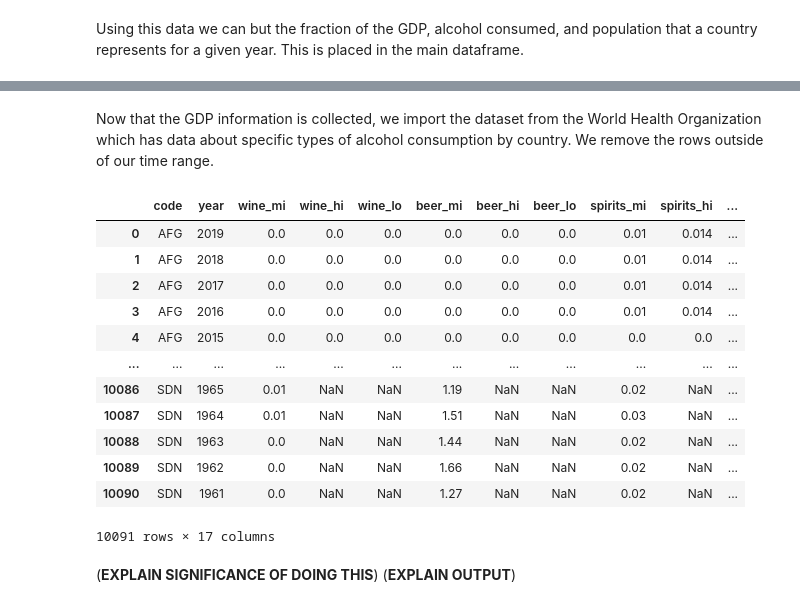
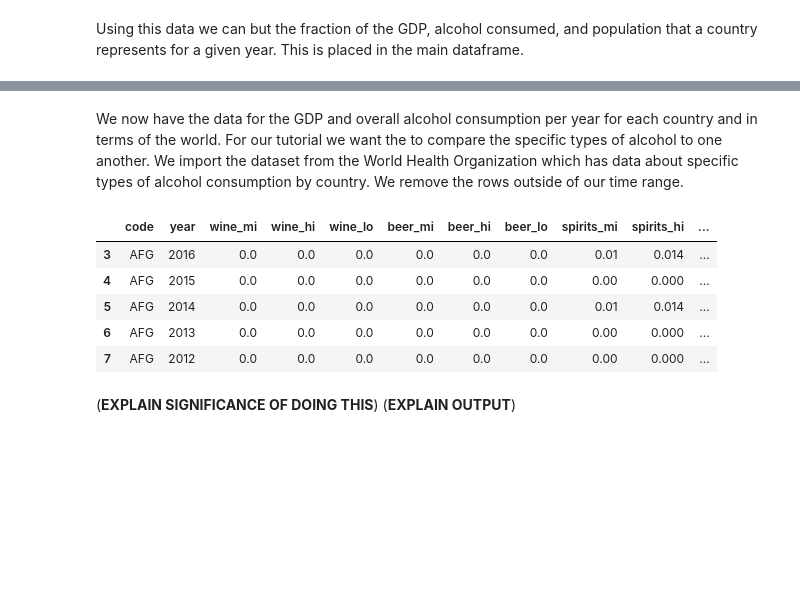
Before and after one commit to evanamay/CMSC320-Final-Project, a Jupyter notebook: tutorial.ipynb, the cells around one changed output, grey strips where cells are left out. Saved outputs shown, nothing was run; the diff lists cells and outputs as text; code cells hidden in the pictures; blank space fills up the shorter version.

```diff
--- a/tutorial.ipynb
+++ b/tutorial.ipynb
@@ -576,5 +507,5 @@ comb_df[comb_df.code == "USA"]
 # %% [markdown]
-Now that the GDP information is collected, we import the dataset from the World Health Organization which has data about specific types of alcohol consumption by country. We remove the rows outside of our time range.
+We now have the data for the GDP and overall alcohol consumption per year for each country and in terms of the world. For our tutorial we want the to compare the specific types of alcohol to one another. We import the dataset from the World Health Organization which has data about specific types of alcohol consumption by country. We remove the rows outside of our time range.
 # %%
 acp_df = pd.read_csv("Data/who-alcohol-per-cap.csv")
 acp_df = pd.DataFrame(acp_df)
@@ -614,46 +545,39 @@ for code in pd.unique(acp_df.code):
 
     got_df = y_df[y_df["Dim1ValueCode"] == "SA_SPIRITS"]
     if len(got_df.index > 0):
       got_ser = got_df.iloc[0]
       ser["spirits_hi"] = got_ser["FactValueNumericHigh"]
       ser["spirits_mi"] = got_ser["FactValueNumeric"]
       ser["spirits_lo"] = got_ser["FactValueNumericLow"]
 
     got_df = y_df[y_df["Dim1ValueCode"] == "SA_OTHER_ALCOHOL"]
     if len(got_df.index > 0):
       got_ser = got_df.iloc[0]
       ser["other_hi"] = got_ser["FactValueNumericHigh"]
       ser["other_mi"] = got_ser["FactValueNumeric"]
       ser["other_lo"] = got_ser["FactValueNumericLow"]
 
     got_df = y_df[y_df["Dim1ValueCode"] == "SA_TOTAL"]
     if len(got_df.index > 0):
       got_ser = got_df.iloc[0]
       ser["total_hi"] = got_ser["FactValueNumericHigh"]
       ser["total_mi"] = got_ser["FactValueNumeric"]
       ser["total_lo"] = got_ser["FactValueNumericLow"]
 
     filtered_acp_df.loc[len(filtered_acp_df.index)] = ser
 
 hit_acp_df = filtered_acp_df[filtered_acp_df.code.isin(hit_codes)]
 hit_acp_df = hit_acp_df[hit_acp_df.year.isin(hit_years_arr)]
 
 hit_acp_df = hit_acp_df.fillna(-1)
-hit_acp_df
+hit_acp_df.head()
 # %% [output]
 |  | code | year | wine_mi | wine_hi | wine_lo | beer_mi | beer_hi | beer_lo | spirits_mi | spirits_hi | ... |
-| 0 | AFG | 2019 | 0.0 | 0.0 | 0.0 | 0.0 | 0.0 | 0.0 | 0.01 | 0.014 | ... |
-| 1 | AFG | 2018 | 0.0 | 0.0 | 0.0 | 0.0 | 0.0 | 0.0 | 0.01 | 0.014 | ... |
-| 2 | AFG | 2017 | 0.0 | 0.0 | 0.0 | 0.0 | 0.0 | 0.0 | 0.01 | 0.014 | ... |
 | 3 | AFG | 2016 | 0.0 | 0.0 | 0.0 | 0.0 | 0.0 | 0.0 | 0.01 | 0.014 | ... |
-| 4 | AFG | 2015 | 0.0 | 0.0 | 0.0 | 0.0 | 0.0 | 0.0 | 0.0 | 0.0 | ... |
-| ... | ... | ... | ... | ... | ... | ... | ... | ... | ... | ... | ... |
-| 10086 | SDN | 1965 | 0.01 | NaN | NaN | 1.19 | NaN | NaN | 0.02 | NaN | ... |
-| 10087 | SDN | 1964 | 0.01 | NaN | NaN | 1.51 | NaN | NaN | 0.03 | NaN | ... |
-| 10088 | SDN | 1963 | 0.0 | NaN | NaN | 1.44 | NaN | NaN | 0.02 | NaN | ... |
-| 10089 | SDN | 1962 | 0.0 | NaN | NaN | 1.66 | NaN | NaN | 0.02 | NaN | ... |
-| 10090 | SDN | 1961 | 0.0 | NaN | NaN | 1.27 | NaN | NaN | 0.02 | NaN | ... |
+| 4 | AFG | 2015 | 0.0 | 0.0 | 0.0 | 0.0 | 0.0 | 0.0 | 0.00 | 0.000 | ... |
+| 5 | AFG | 2014 | 0.0 | 0.0 | 0.0 | 0.0 | 0.0 | 0.0 | 0.01 | 0.014 | ... |
+| 6 | AFG | 2013 | 0.0 | 0.0 | 0.0 | 0.0 | 0.0 | 0.0 | 0.00 | 0.000 | ... |
+| 7 | AFG | 2012 | 0.0 | 0.0 | 0.0 | 0.0 | 0.0 | 0.0 | 0.00 | 0.000 | ... |
-10091 rows × 17 columns
 # %% [markdown]
 (**EXPLAIN SIGNIFICANCE OF DOING THIS**) (**EXPLAIN OUTPUT**)
 # %%
```
Also changed, not shown: parts of 31 cells of this notebook.
